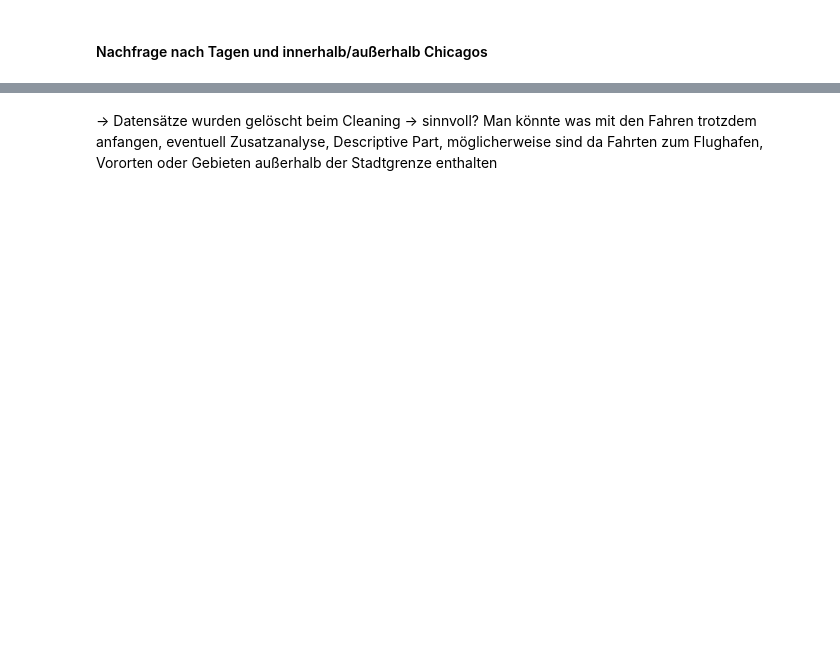
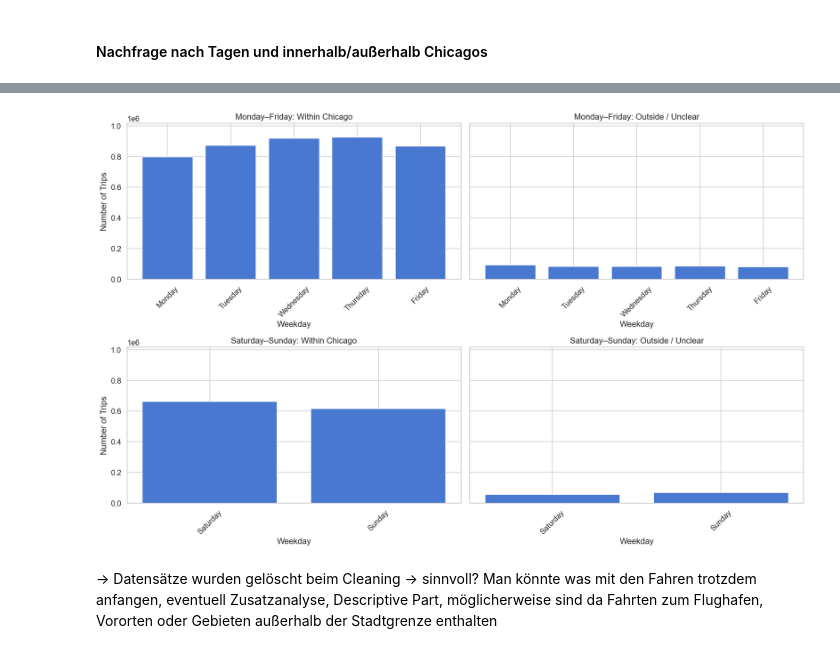
Before and after one commit to nbringew/AAA_Team_1, a Jupyter notebook: notebooks/01.1_data_exploration_taxis.ipynb, the cells around one changed output, grey strips where cells are left out. Saved outputs shown, nothing was run; the diff lists cells and outputs as text; code cells hidden in the pictures; blank space fills up the shorter version.

```diff
--- a/notebooks/01.1_data_exploration_taxis.ipynb
+++ b/notebooks/01.1_data_exploration_taxis.ipynb
@@ -501,8 +581,19 @@ if "weekday_name" not in df_2025_clean.columns:
 
 df_plot = df_2025_clean.copy()
 
-df_plot["pickup_in_chicago"] = df_plot["pickup_community_area"].between(1, 77, inclusive="both")
-df_plot["dropoff_in_chicago"] = df_plot["dropoff_community_area"].between(1, 77, inclusive="both")
+# Community Areas robust behandeln:
+# Fehlende Werte bleiben erhalten, werden aber für die Chicago-Prüfung als False gewertet.
+df_plot["pickup_in_chicago"] = (
+    pd.to_numeric(df_plot["pickup_community_area"], errors="coerce")
+    .between(1, 77, inclusive="both")
+    .fillna(False)
+)
+
+df_plot["dropoff_in_chicago"] = (
+    pd.to_numeric(df_plot["dropoff_community_area"], errors="coerce")
+    .between(1, 77, inclusive="both")
+    .fillna(False)
+)
 
 df_plot["trip_scope"] = np.where(
     df_plot["pickup_in_chicago"] & df_plot["dropoff_in_chicago"],
@@ -560,33 +651,35 @@ max_count = max(
 fig, axes = plt.subplots(2, 2, figsize=(16, 10), sharey=True)
 
 axes[0, 0].bar(weekday_within.index, weekday_within.values)
 axes[0, 0].set_title("Monday–Friday: Within Chicago")
 axes[0, 0].set_xlabel("Weekday")
 axes[0, 0].set_ylabel("Number of Trips")
 axes[0, 0].tick_params(axis="x", rotation=45)
 axes[0, 0].set_ylim(0, max_count * 1.1)
 
 axes[0, 1].bar(weekday_outside.index, weekday_outside.values)
 axes[0, 1].set_title("Monday–Friday: Outside / Unclear")
 axes[0, 1].set_xlabel("Weekday")
 axes[0, 1].tick_params(axis="x", rotation=45)
 axes[0, 1].set_ylim(0, max_count * 1.1)
 
 axes[1, 0].bar(weekend_within.index, weekend_within.values)
 axes[1, 0].set_title("Saturday–Sunday: Within Chicago")
 axes[1, 0].set_xlabel("Weekday")
 axes[1, 0].set_ylabel("Number of Trips")
 axes[1, 0].tick_params(axis="x", rotation=45)
 axes[1, 0].set_ylim(0, max_count * 1.1)
 
 axes[1, 1].bar(weekend_outside.index, weekend_outside.values)
 axes[1, 1].set_title("Saturday–Sunday: Outside / Unclear")
 axes[1, 1].set_xlabel("Weekday")
 axes[1, 1].tick_params(axis="x", rotation=45)
 axes[1, 1].set_ylim(0, max_count * 1.1)
 
 plt.tight_layout()
 plt.show()
+# %% [output]
+[figure, added]
 # %% [markdown]
 -> Datensätze wurden gelöscht beim Cleaning -> sinnvoll?
 Man könnte was mit den Fahren trotzdem anfangen, eventuell Zusatzanalyse, Descriptive Part, möglicherweise sind da Fahrten zum Flughafen, Vororten oder Gebieten außerhalb der Stadtgrenze enthalten
```
Also changed, not shown: parts of 19 cells of this notebook, 2 other files.
